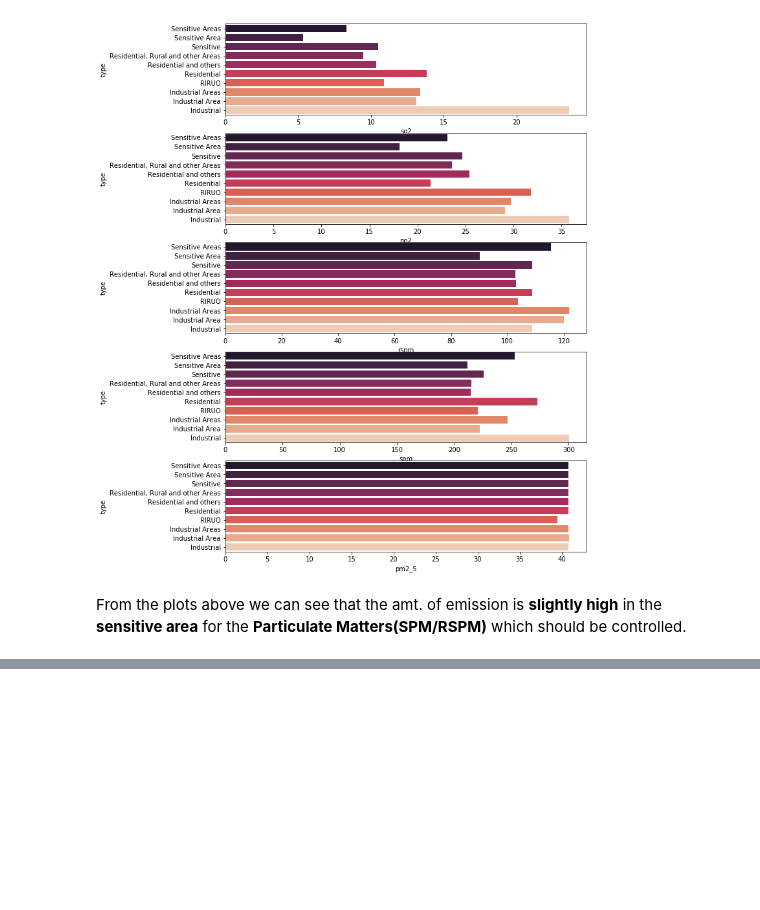
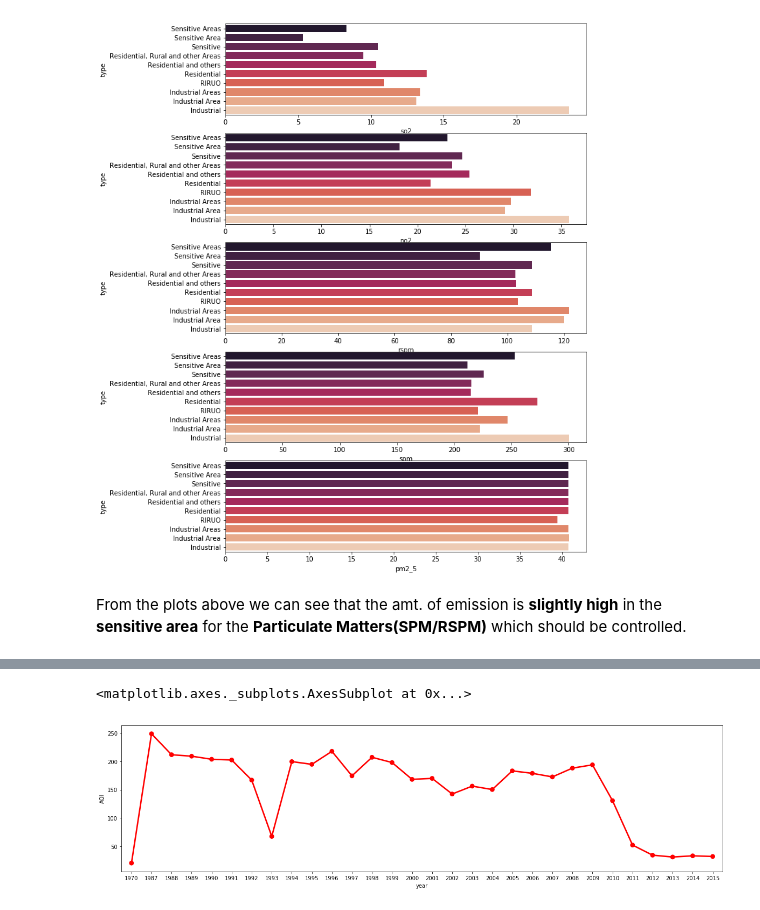
Before and after one commit to Pratham1807/India_Air_Quality, a Jupyter notebook: AirQuality(INDIA).ipynb, the cells around one changed output, grey strips where cells are left out. Saved outputs shown, nothing was run; the diff lists cells and outputs as text; code cells hidden in the pictures; blank space fills up the shorter version.

```diff
--- a/AirQuality(INDIA).ipynb
+++ b/AirQuality(INDIA).ipynb
@@ -598,0 +623,4 @@ From the plots above we can see that the amt. of emission is **slightly high** i
+# %%
+data.fillna(0, inplace=True)
+data.drop(['stn_code','agency','sampling_date','location_monitoring_station'],axis=1,inplace=True)
+data.head()
@@ -598,0 +715,20 @@ From the plots above we can see that the amt. of emission is **slightly high** i
+# %%
+data['si']=data['so2'].apply(calculate_si)
+data['ni']=data['no2'].apply(calculate_ni)
+data['spi']=data['spm'].apply(calculate_spi)
+data['rpi']=data['rspm'].apply(calculate_rpi)
+# %%
+def calculate_aqi(si,ni,spi,rpi):
+    aqi=0
+    if(si>ni and si>spi and si>rpi):
+     aqi=si
+    if(spi>si and spi>ni and spi>rpi):
+     aqi=spi
+    if(ni>si and ni>spi and ni>rpi):
+     aqi=ni
+    if(rpi>si and rpi>ni and rpi>spi):
+     aqi=rpi
+    return aqi
+
+data['AQI']=data.apply(lambda x:calculate_aqi(x['si'],x['ni'],x['spi'],x['rpi']),axis=1)
+data.head()
@@ -598,0 +742,10 @@ From the plots above we can see that the amt. of emission is **slightly high** i
+# %%
+data['year'] = pd.to_datetime(data['date'],format='%Y-%m-%d').dt.year
+x = data[['AQI','year']].groupby('year').mean().reset_index().sort_values(by='year',ascending=False)
+# %%
+fig ,axarr = plt.subplots(1,1,figsize=(20,5),squeeze=False)
+
+sns.pointplot(x='year', y='AQI', data=x[['year','AQI']], color='red', ax=axarr[0][0])
+# %% [output]
+<matplotlib.axes._subplots.AxesSubplot at 0x...>
+[figure, added]
```
Also changed, not shown: parts of 16 cells of this notebook, 2 other files.
